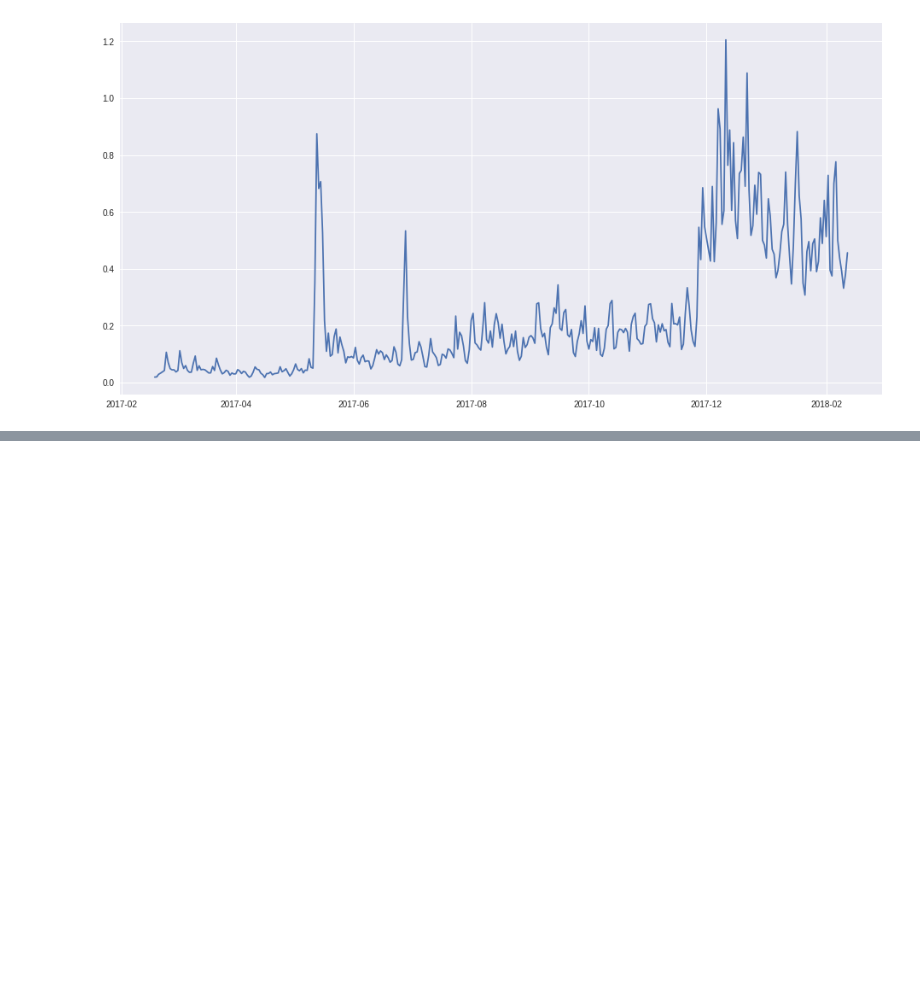
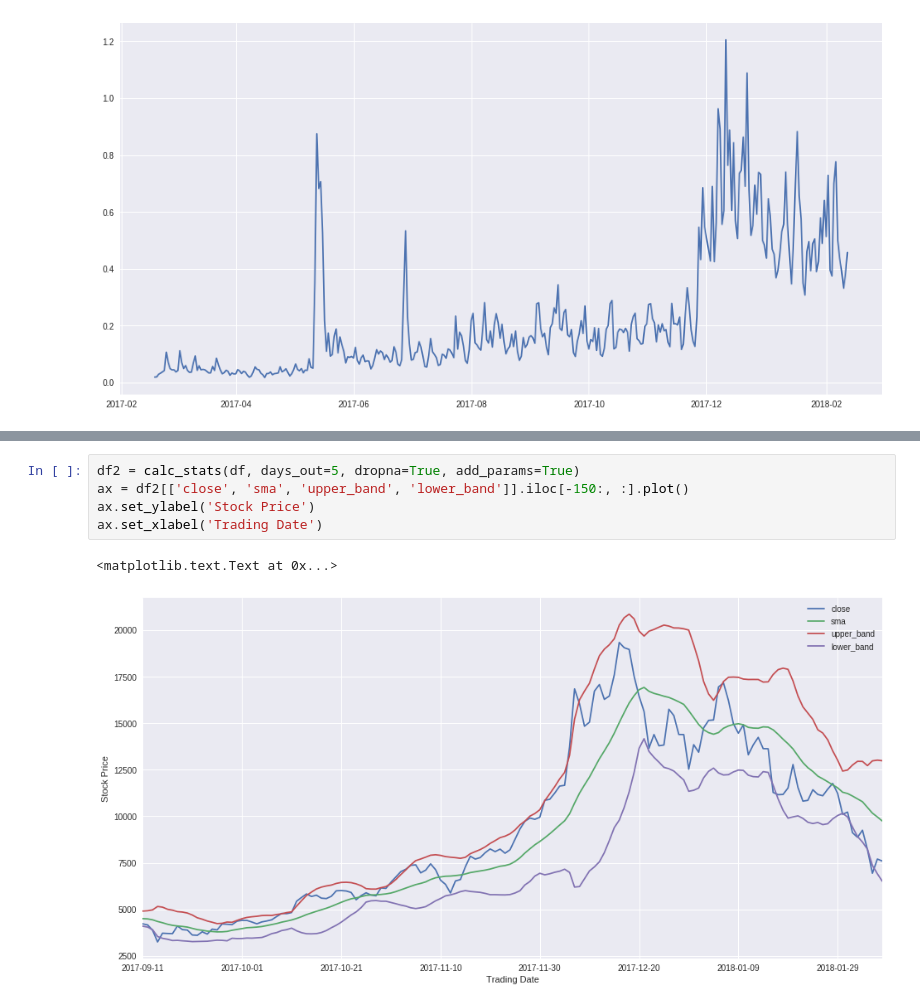
Before and after one commit to machineLearningCryptos/cryptoForecasting, a Jupyter notebook: crypto_forecasting.ipynb, the cells around one changed output, grey strips where cells are left out. Saved outputs shown, nothing was run; the diff lists cells and outputs as text; blank space fills up the shorter version.

```diff
--- a/crypto_forecasting.ipynb
+++ b/crypto_forecasting.ipynb
@@ -50,0 +131,8 @@ plt.plot(media.Value)
+# %%
+df2 = calc_stats(df, days_out=5, dropna=True, add_params=True)
+ax = df2[['close', 'sma', 'upper_band', 'lower_band']].iloc[-150:, :].plot()
+ax.set_ylabel('Stock Price')
+ax.set_xlabel('Trading Date')
+# %% [output]
+<matplotlib.text.Text at 0x...>
+[figure, added]
```
Also changed, not shown: parts of 3 cells of this notebook, 1 other file.
